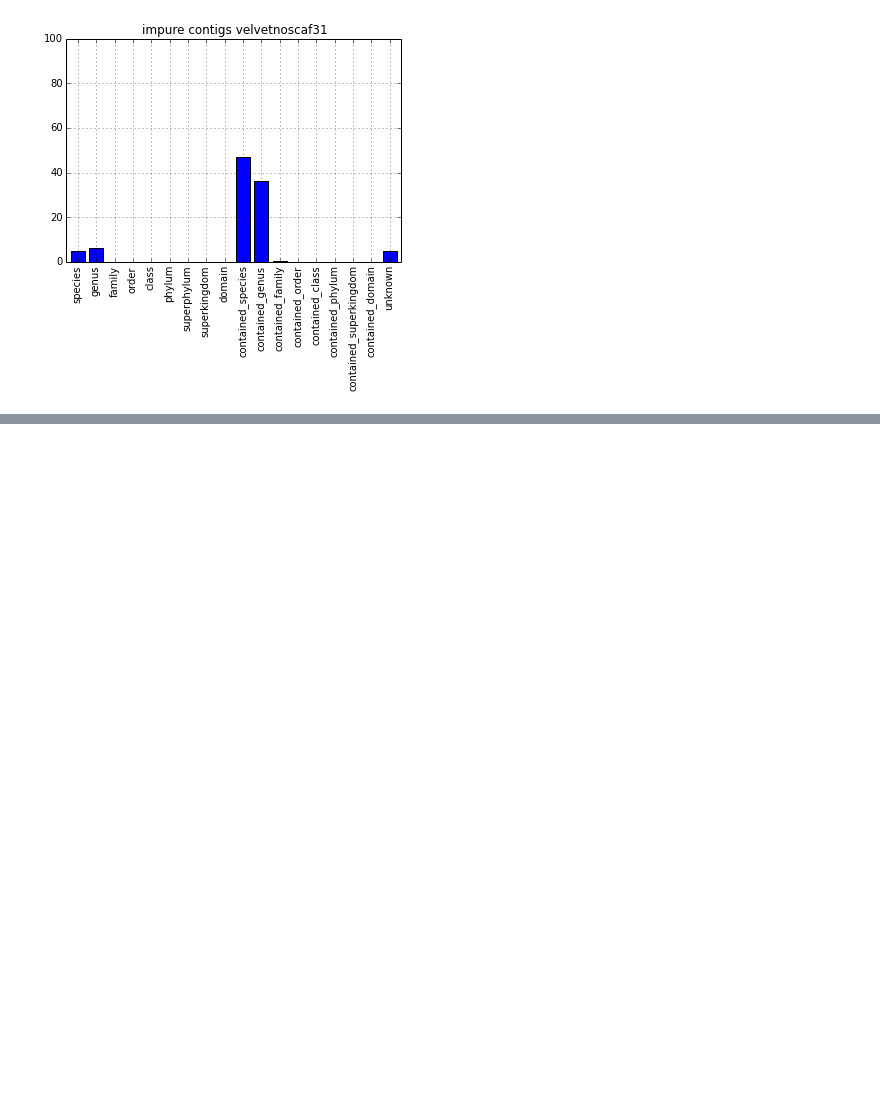
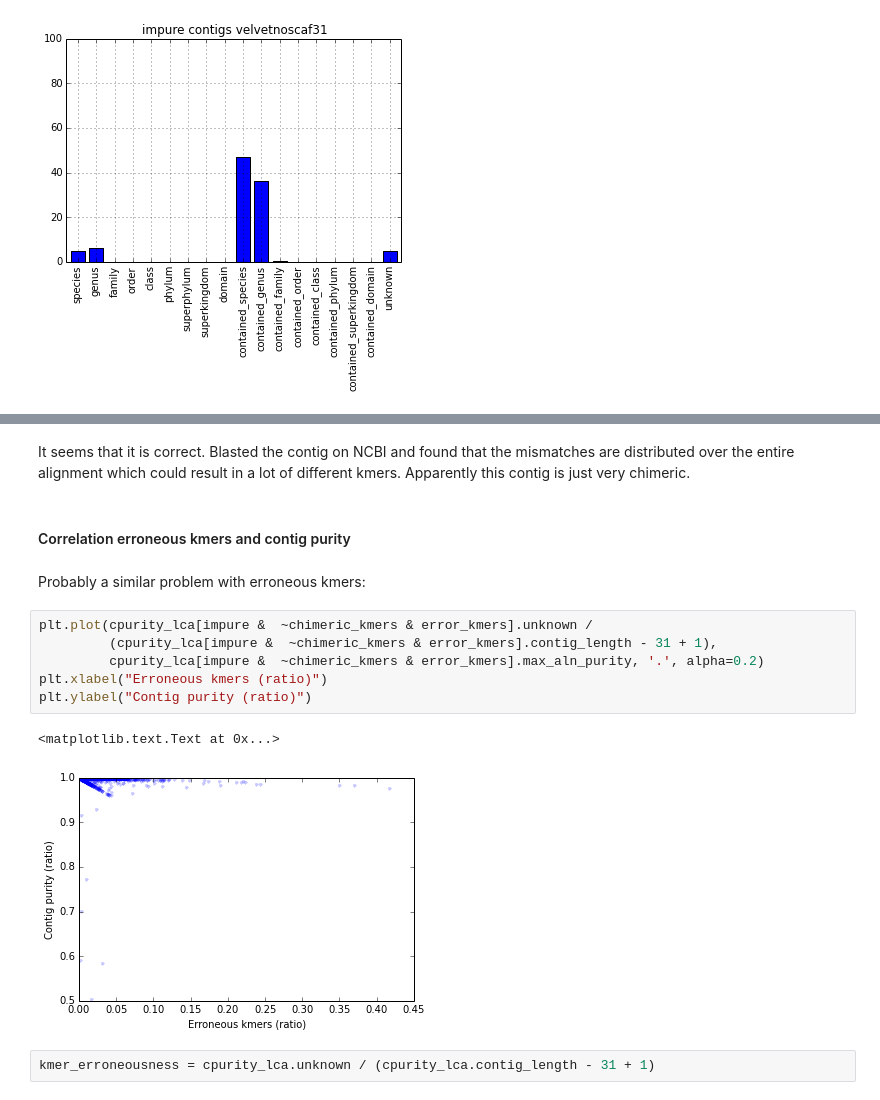
Before and after one commit to inodb/masmvali-publication, a Jupyter notebook: notebooks/kraken.ipynb, the cells around one changed output, grey strips where cells are left out. Drawn from its saved outputs; the diff is of its cells as text; blank space fills up the shorter version.

```diff
--- a/notebooks/kraken.ipynb
+++ b/notebooks/kraken.ipynb
@@ -423,0 +621,17 @@ For the impure ones the pattern is similar.
+# %% [markdown]
+It seems that it is correct. Blasted the contig on NCBI and found that the mismatches are distributed over the entire alignment which could result in a lot of different kmers. Apparently this contig is just very chimeric.
+# %% [markdown]
+#### Correlation erroneous kmers and contig purity
+# %% [markdown]
+Probably a similar problem with erroneous kmers:
+# %%
+plt.plot(cpurity_lca[impure &  ~chimeric_kmers & error_kmers].unknown /
+         (cpurity_lca[impure &  ~chimeric_kmers & error_kmers].contig_length - 31 + 1),
+         cpurity_lca[impure &  ~chimeric_kmers & error_kmers].max_aln_purity, '.', alpha=0.2)
+plt.xlabel("Erroneous kmers (ratio)")
+plt.ylabel("Contig purity (ratio)")
+# %% [output]
+<matplotlib.text.Text at 0x...>
+[figure, added]
+# %%
+kmer_erroneousness = cpurity_lca.unknown / (cpurity_lca.contig_length - 31 + 1)
```
Also changed, not shown: parts of 43 cells of this notebook.
